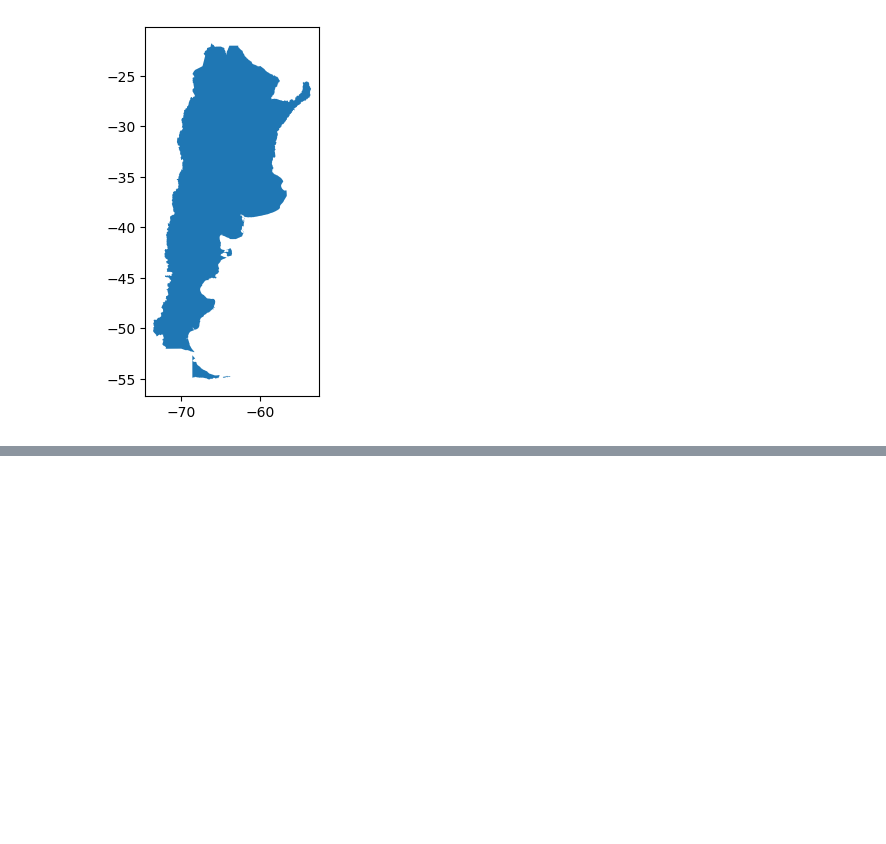
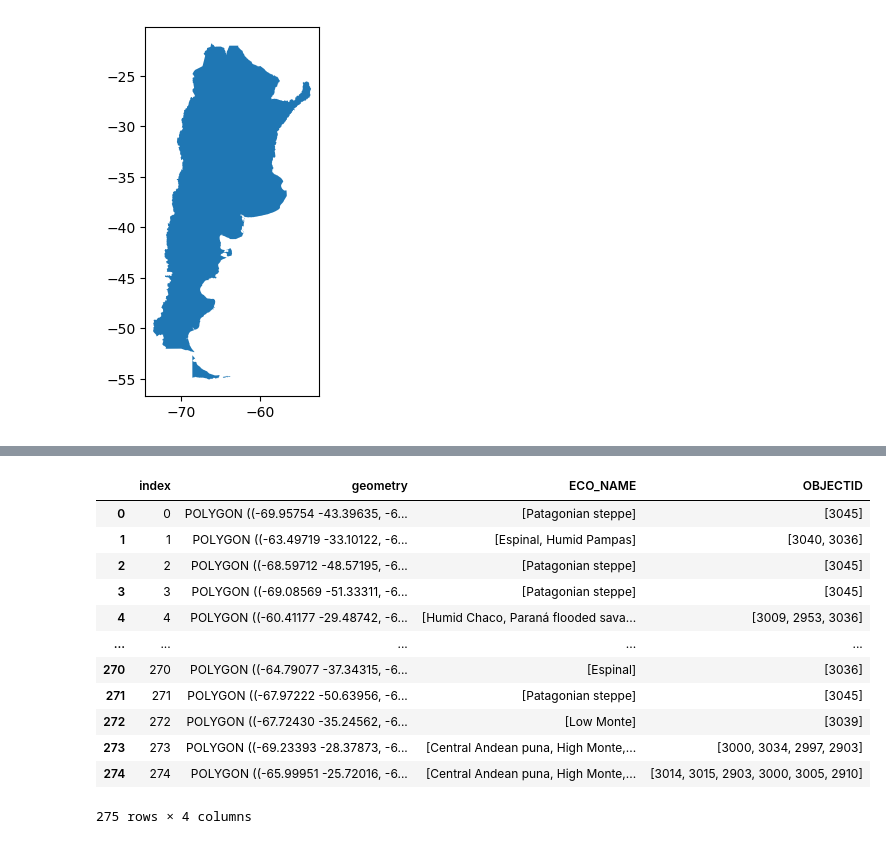
Before and after one commit to SantiRimedio/Tesina, a Jupyter notebook: Muestreo_estratificado.ipynb, the cells around one changed output, grey strips where cells are left out. Saved outputs shown, nothing was run; the diff lists cells and outputs as text; code cells hidden in the pictures; blank space fills up the shorter version.

```diff
--- a/Muestreo_estratificado.ipynb
+++ b/Muestreo_estratificado.ipynb
@@ -277,0 +168,21 @@ m
+# %%
+joined.groupby(level=0).agg({
+    'geometry': 'first',  # Keep the hexagon geometry
+    'ECO_NAME': lambda x: list(set(x)),  # Get unique biomes as list
+    'OBJECTID': lambda x: list(set(x))  # Get unique biomes as list
+
+}).reset_index()
+# %% [output]
+|  | index | geometry | ECO_NAME | OBJECTID |
+| 0 | 0 | POLYGON ((-69.95754 -43.39635, -6... | [Patagonian steppe] | [3045] |
+| 1 | 1 | POLYGON ((-63.49719 -33.10122, -6... | [Espinal, Humid Pampas] | [3040, 3036] |
+| 2 | 2 | POLYGON ((-68.59712 -48.57195, -6... | [Patagonian steppe] | [3045] |
+| 3 | 3 | POLYGON ((-69.08569 -51.33311, -6... | [Patagonian steppe] | [3045] |
+| 4 | 4 | POLYGON ((-60.41177 -29.48742, -6... | [Humid Chaco, Paraná flooded sava... | [3009, 2953, 3036] |
+| ... | ... | ... | ... | ... |
+| 270 | 270 | POLYGON ((-64.79077 -37.34315, -6... | [Espinal] | [3036] |
+| 271 | 271 | POLYGON ((-67.97222 -50.63956, -6... | [Patagonian steppe] | [3045] |
+| 272 | 272 | POLYGON ((-67.72430 -35.24562, -6... | [Low Monte] | [3039] |
+| 273 | 273 | POLYGON ((-69.23393 -28.37873, -6... | [Central Andean puna, High Monte,... | [3000, 3034, 2997, 2903] |
+| 274 | 274 | POLYGON ((-65.99951 -25.72016, -6... | [Central Andean puna, High Monte,... | [3014, 3015, 2903, 3000, 3005, 2910] |
+275 rows × 4 columns
```
Also changed, not shown: parts of 7 cells of this notebook, 20 other files.
